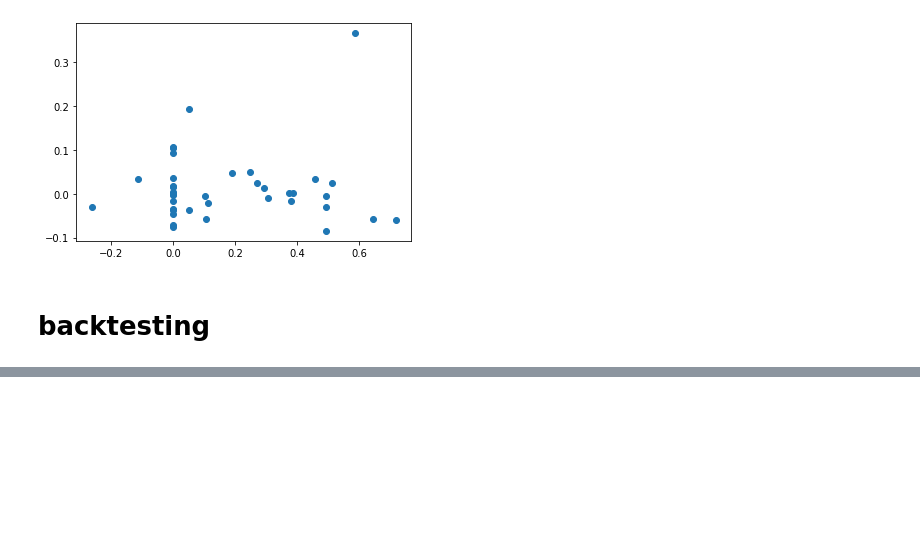
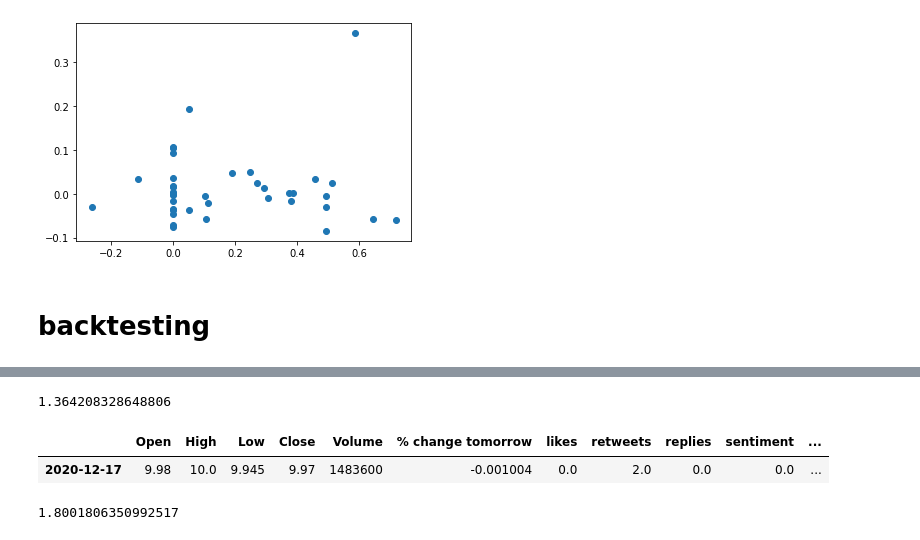
Before and after one commit to joshuap2613/spac_trading, a Jupyter notebook: Aggregate_Spac_Analysis.ipynb, the cells around one changed output, grey strips where cells are left out. Drawn from its saved outputs; the diff is of its cells as text; code cells hidden in the pictures; blank space fills up the shorter version.

```diff
--- a/Aggregate_Spac_Analysis.ipynb
+++ b/Aggregate_Spac_Analysis.ipynb
@@ -151,0 +221,4 @@ plt.show()
+# %%
+print(average_sharpe)
+# %% [output]
+1.364208328648806
@@ -151,0 +232,13 @@ plt.show()
+# %%
+merged.sample(n=1)
+# %% [output]
+|  | Open | High | Low | Close | Volume | % change tomorrow | likes | retweets | replies | sentiment | ... |
+| 2020-12-17 | 9.98 | 10.0 | 9.945 | 9.97 | 1483600 | -0.001004 | 0.0 | 2.0 | 0.0 | 0.0 | ... |
+# %%
+x = pd.DataFrame()
+x['Date'] = indices
+x['Returns'] = returns
+x.set_index('Date')['Returns']
+qs.stats.sharpe(x.set_index('Date')['Returns'])
+# %% [output]
+1.8001806350992517
```
Also changed, not shown: parts of 9 cells of this notebook.
